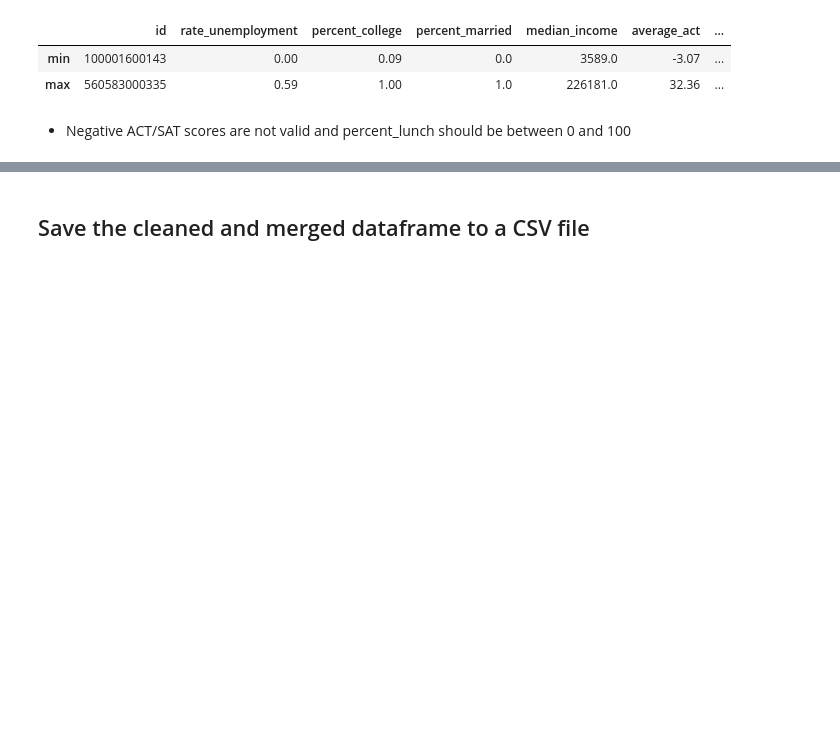
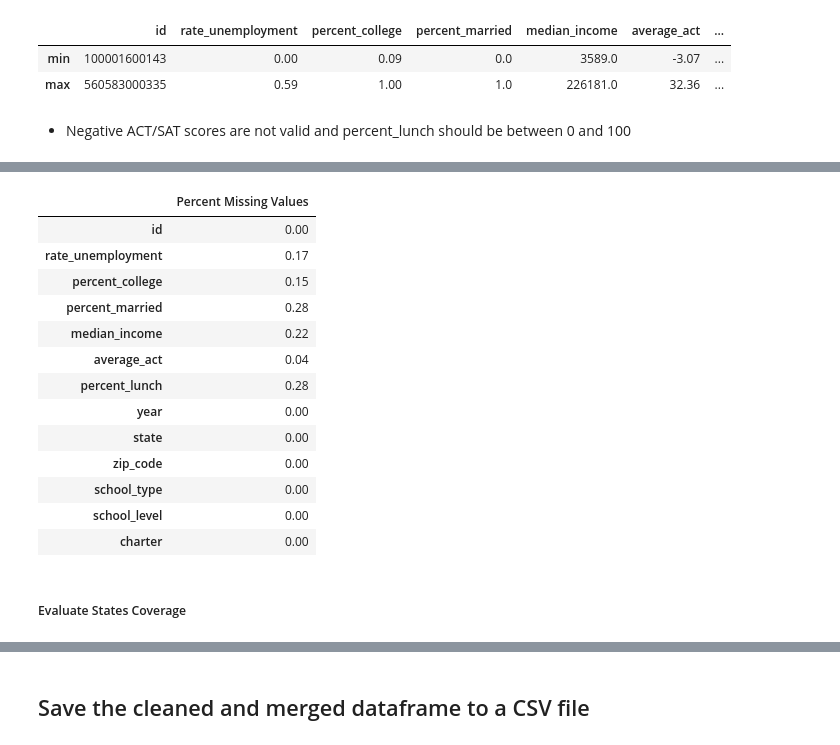
Before and after one commit to JLichwa80/education, a Jupyter notebook: code/Education_DATA_Preparation.ipynb, the cells around one changed output, grey strips where cells are left out. Drawn from its saved outputs; the diff is of its cells as text; code cells hidden in the pictures; blank space fills up the shorter version.

```diff
--- a/code/Education_DATA_Preparation.ipynb
+++ b/code/Education_DATA_Preparation.ipynb
@@ -295,0 +364,21 @@ df.select_dtypes(include=['number']).agg(['min','max']).round(2)
+# %%
+percent_missing = df.isna().mean().round(4) * 100
+
+percent_missing.to_frame(name='Percent Missing Values')
+# %% [output]
+|  | Percent Missing Values |
+| id | 0.00 |
+| rate_unemployment | 0.17 |
+| percent_college | 0.15 |
+| percent_married | 0.28 |
+| median_income | 0.22 |
+| average_act | 0.04 |
+| percent_lunch | 0.28 |
+| year | 0.00 |
+| state | 0.00 |
+| zip_code | 0.00 |
+| school_type | 0.00 |
+| school_level | 0.00 |
+| charter | 0.00 |
+# %% [markdown]
+##### Evaluate States Coverage
```
Also changed, not shown: parts of 21 cells of this notebook, 1 other file.
